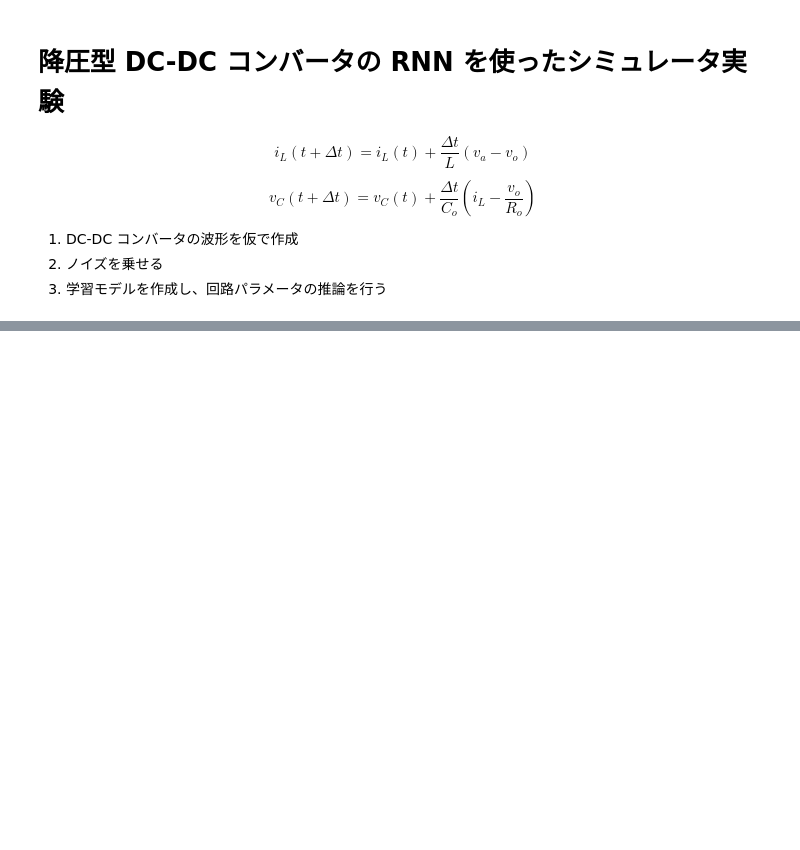
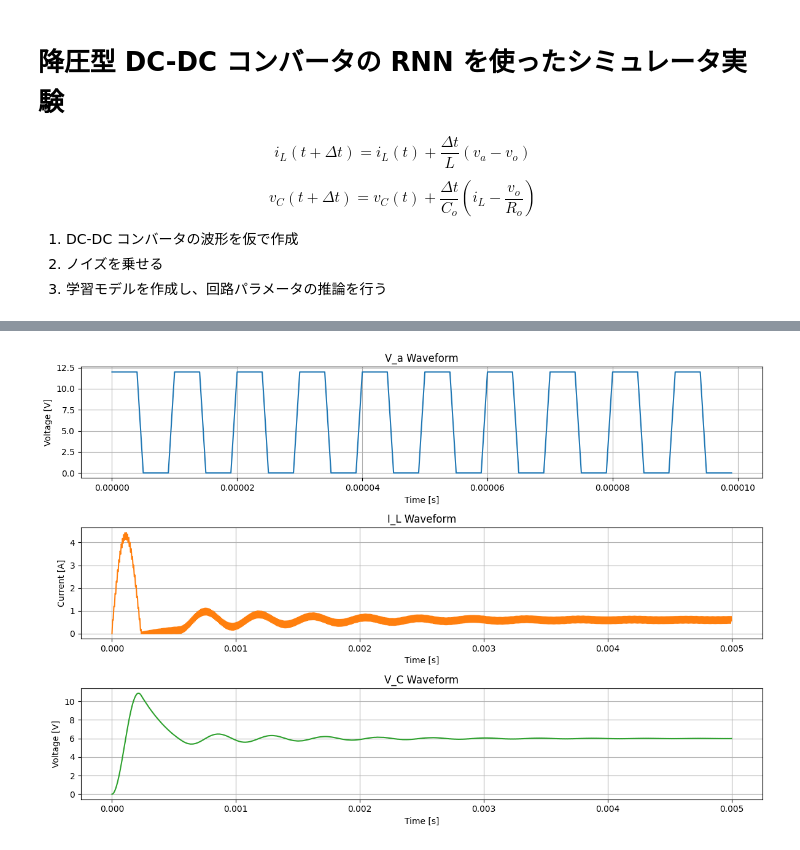
Before and after one commit to University-Laboratory/rnn-pann, a Jupyter notebook: notebooks/note2.ipynb, the cells around one changed output, grey strips where cells are left out. Cells and saved outputs as stored; diff of their text form; code cells hidden in the pictures; blank space fills up the shorter version.

```diff
--- a/notebooks/note2.ipynb
+++ b/notebooks/note2.ipynb
@@ -46,3 +87,31 @@ Loaded 500 samples from CSV
+# %%
+# 独立変数（時間）の生成
+time = np.arange(0, steps * dt, dt)
+
+# 描画
+fig, axs = plt.subplots(3, 1, figsize=(12, 8))
+axs[0].plot(time[:100], va_np[:100], label="va(t)")
+axs[0].set_title("V_a Waveform")
+axs[0].set_xlabel("Time [s]")
+axs[0].set_ylabel("Voltage [V]")
+axs[0].grid(True)
+
+axs[1].plot(time[:-1], iL_np[:-1], label="iL(t)", color="tab:orange")
+axs[1].set_title("I_L Waveform")
+axs[1].set_xlabel("Time [s]")
+axs[1].set_ylabel("Current [A]")
+axs[1].grid(True)
+
+axs[2].plot(time[:-1], vC_np[:-1], label="vC(t)", color="tab:green")
+axs[2].set_title("V_C Waveform")
+axs[2].set_xlabel("Time [s]")
+axs[2].set_ylabel("Voltage [V]")
+axs[2].grid(True)
+
+plt.tight_layout()
+plt.show()
+# %% [output]
+[figure, added]
 # %%
 # ============================
 # 2. BuckConverterCell 定義
```
Also changed, not shown: parts of 6 cells of this notebook.
